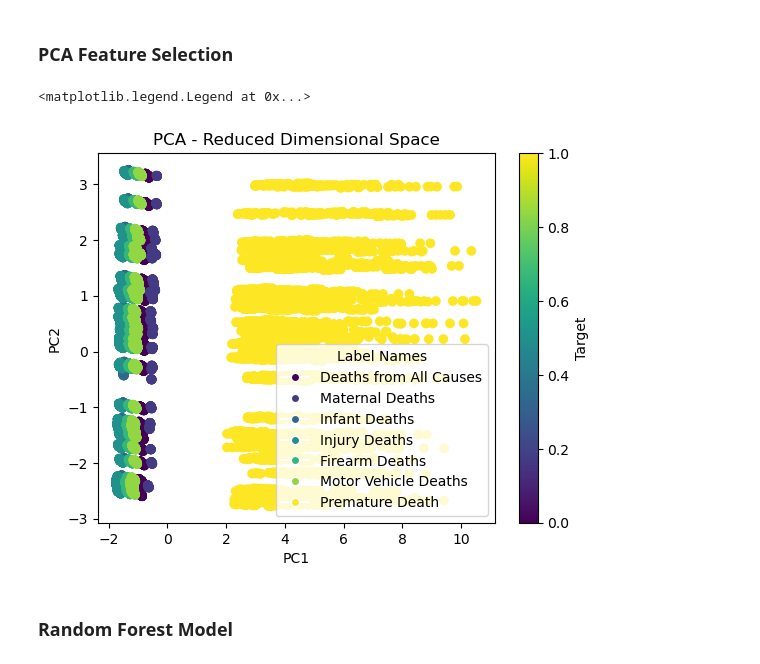
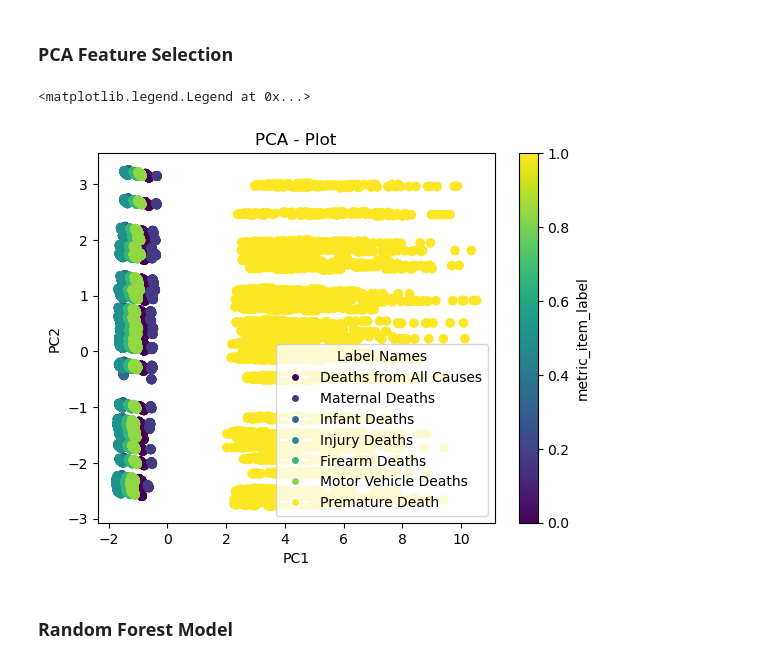
Before and after one commit to kohlerch/G4C-Project, a Jupyter notebook: Project/big-cities-health/PCA.ipynb, the cells around one changed output. Cells and saved outputs as stored; diff of their text form; code cells hidden in the pictures.

```diff
--- a/Project/big-cities-health/PCA.ipynb
+++ b/Project/big-cities-health/PCA.ipynb
@@ -94,15 +94,15 @@ column_name_mapping = {
 # %%
 scatter = plt.scatter(data_pca['PC1'], data_pca['PC2'], c=data_pca['metric_item_label'].map(label_color_map), cmap='viridis')
 plt.xlabel('PC1')
 plt.ylabel('PC2')
-plt.title('PCA - Reduced Dimensional Space')
-plt.colorbar(scatter, label='Target')
+plt.title('PCA - Plot')
+plt.colorbar(scatter, label='metric_item_label')
 
 legend_elements = [plt.Line2D([0], [0], marker='o', color='w', label=column_name_mapping[label], markerfacecolor=color) for label, color in label_color_map.items()]
 plt.legend(handles=legend_elements, title='Label Names')
 # %% [output]
 <matplotlib.legend.Legend at 0x...>
-[figure, old version]
+[figure, new version]
 # %% [markdown]
 ### Random Forest Model
 # %%
```
Also changed, not shown: parts of 11 cells of this notebook, 2 other files.
